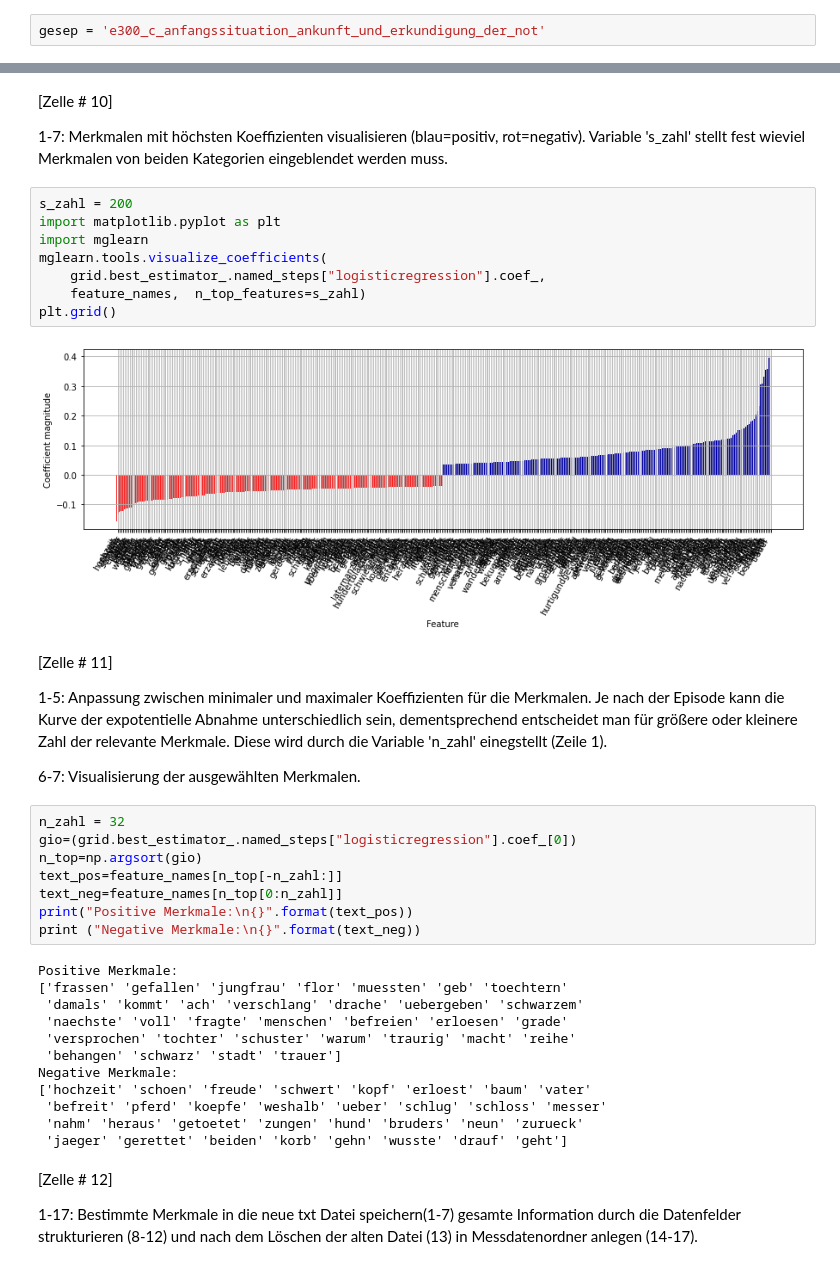
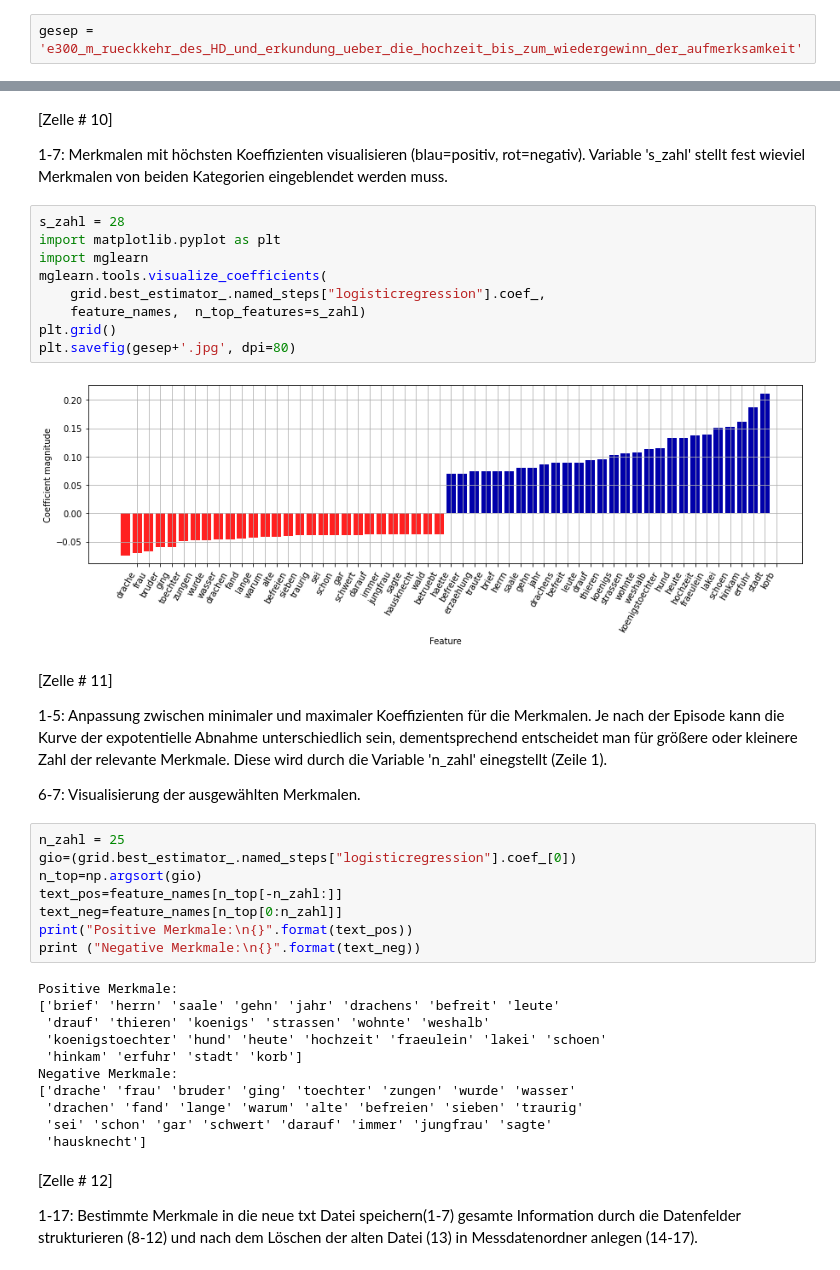
Before and after one commit to edadunashvili/Monographie, a Jupyter notebook: erthaos_1_0.ipynb, the cells around one changed output, grey strips where cells are left out. Cells and saved outputs as stored; diff of their text form.

```diff
--- a/erthaos_1_0.ipynb
+++ b/erthaos_1_0.ipynb
@@ -145,7 +145,7 @@ Counter({'e300_e_vorfeld_des_kampfes_bis_zum_sieg': 41, 'e300_c_anfangssituation
 
 1: In den obeneingeblendete Merkmalen eine Episode Kopieren und hier als Wert der Variable 'gesep' einfügen.
 # %%
-gesep = 'e300_c_anfangssituation_ankunft_und_erkundigung_der_not'
+gesep = 'e300_m_rueckkehr_des_HD_und_erkundung_ueber_die_hochzeit_bis_zum_wiedergewinn_der_aufmerksamkeit'
 # %% [markdown]
 [Zelle # 5]
 
@@ -222,15 +222,16 @@ Gesamte Anzahl der Wörter: 2365
 
 1-7: Merkmalen mit höchsten Koeffizienten visualisieren (blau=positiv, rot=negativ). Variable 's_zahl' stellt fest wieviel Merkmalen von beiden Kategorien eingeblendet werden muss.
 # %%
-s_zahl = 200
+s_zahl = 28
 import matplotlib.pyplot as plt
 import mglearn
 mglearn.tools.visualize_coefficients(
     grid.best_estimator_.named_steps["logisticregression"].coef_,
     feature_names,  n_top_features=s_zahl)
 plt.grid()
+plt.savefig(gesep+'.jpg', dpi=80)
 # %% [output]
-[figure, old version]
+[figure, new version]
 # %% [markdown]
 [Zelle # 11]
 
@@ -238,7 +239,7 @@ plt.grid()
 
 6-7: Visualisierung der ausgewählten Merkmalen.
 # %%
-n_zahl = 32
+n_zahl = 25
 gio=(grid.best_estimator_.named_steps["logisticregression"].coef_[0])
 n_top=np.argsort(gio)
 text_pos=feature_names[n_top[-n_zahl:]]
@@ -247,16 +248,15 @@ print("Positive Merkmale:\n{}".format(text_pos))
 print ("Negative Merkmale:\n{}".format(text_neg))
 # %% [output]
 Positive Merkmale:
-['frassen' 'gefallen' 'jungfrau' 'flor' 'muessten' 'geb' 'toechtern'
- 'damals' 'kommt' 'ach' 'verschlang' 'drache' 'uebergeben' 'schwarzem'
- 'naechste' 'voll' 'fragte' 'menschen' 'befreien' 'erloesen' 'grade'
- 'versprochen' 'tochter' 'schuster' 'warum' 'traurig' 'macht' 'reihe'
- 'behangen' 'schwarz' 'stadt' 'trauer']
+['brief' 'herrn' 'saale' 'gehn' 'jahr' 'drachens' 'befreit' 'leute'
+ 'drauf' 'thieren' 'koenigs' 'strassen' 'wohnte' 'weshalb'
+ 'koenigstoechter' 'hund' 'heute' 'hochzeit' 'fraeulein' 'lakei' 'schoen'
+ 'hinkam' 'erfuhr' 'stadt' 'korb']
 Negative Merkmale:
-['hochzeit' 'schoen' 'freude' 'schwert' 'kopf' 'erloest' 'baum' 'vater'
- 'befreit' 'pferd' 'koepfe' 'weshalb' 'ueber' 'schlug' 'schloss' 'messer'
- 'nahm' 'heraus' 'getoetet' 'zungen' 'hund' 'bruders' 'neun' 'zurueck'
- 'jaeger' 'gerettet' 'beiden' 'korb' 'gehn' 'wusste' 'drauf' 'geht']
+['drache' 'frau' 'bruder' 'ging' 'toechter' 'zungen' 'wurde' 'wasser'
+ 'drachen' 'fand' 'lange' 'warum' 'alte' 'befreien' 'sieben' 'traurig'
+ 'sei' 'schon' 'gar' 'schwert' 'darauf' 'immer' 'jungfrau' 'sagte'
+ 'hausknecht']
 # %% [markdown]
 [Zelle # 12]
 
```
Also changed, not shown: parts of 6 cells of this notebook, 5 other files.
